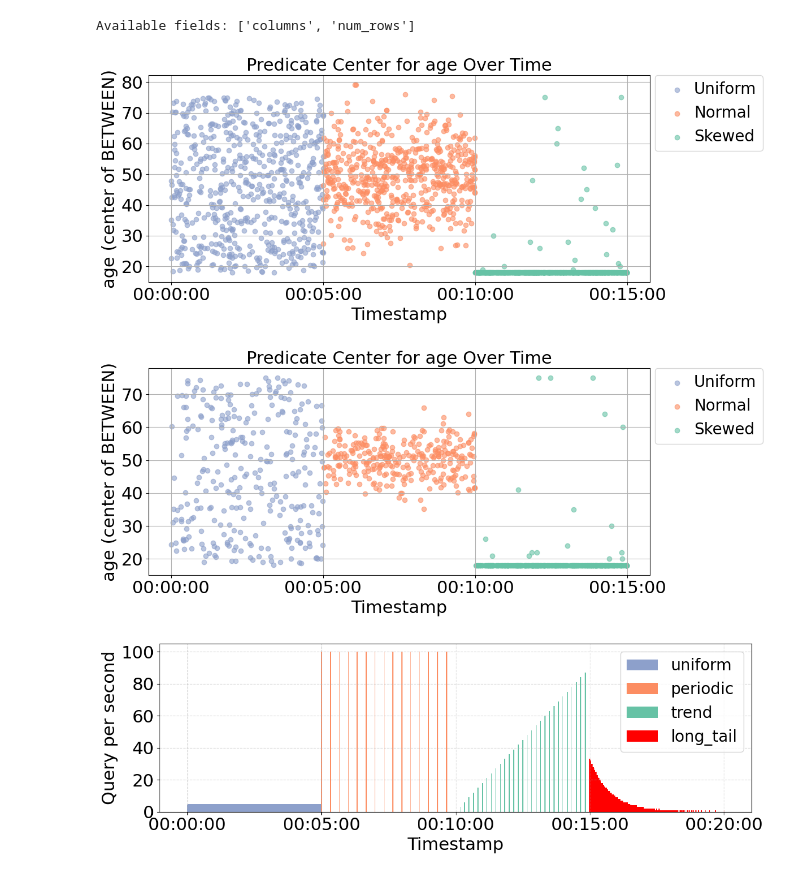
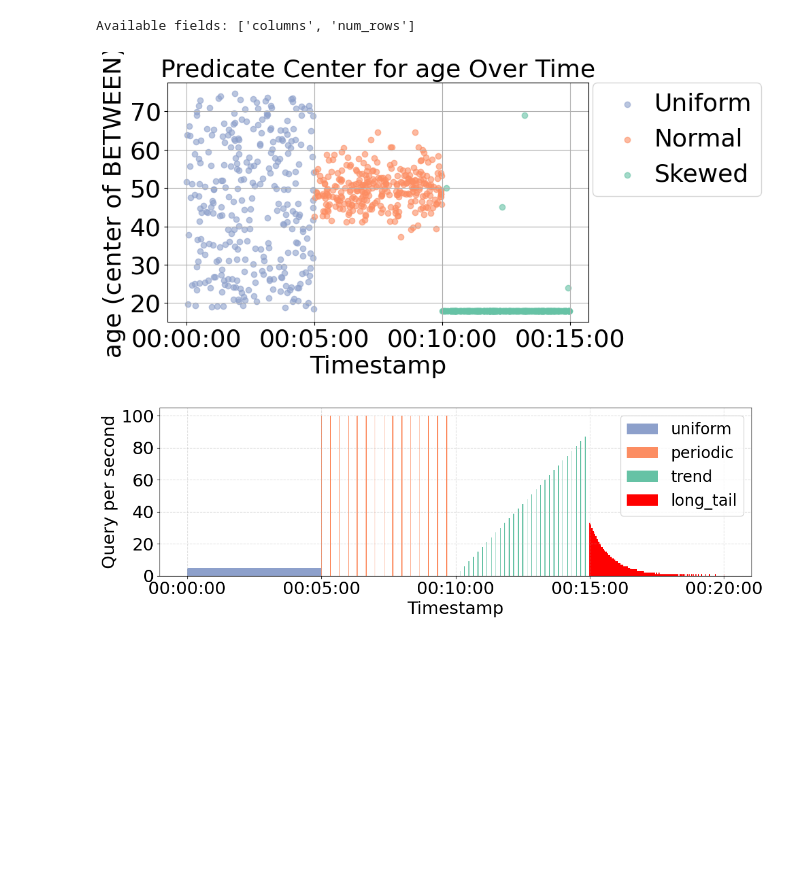
Before and after one commit to Liuguanli/DriftBench, a Jupyter notebook: driftbench/notebooks/plot_workload.ipynb, the cells around one changed output. Cells and saved outputs as stored; diff of their text form; code cells hidden in the pictures; blank space fills up the shorter version.

Commit message:
update plots

```diff
--- a/driftbench/notebooks/plot_workload.ipynb
+++ b/driftbench/notebooks/plot_workload.ipynb
@@ -110,11 +110,12 @@ output_dir = "case_study"
 os.makedirs(output_dir, exist_ok=True)
 
 
-fontsize_title=22
-fontsize_legend=20
-fontsize_ticks=22
+fontsize_title=26
+fontsize_legend=26
+fontsize_ticks=26
+
 def plot_predicate_over_time_multi(csv_paths, column="age", labels=None, colors=None, file_name=""):
-    plt.figure(figsize=(12, 5))
+    plt.figure(figsize=(10, 5))
 
     for idx, csv_path in enumerate(csv_paths):
         df = pd.read_csv(csv_path)
@@ -138,44 +139,43 @@ def plot_predicate_over_time_multi(csv_paths, column="age", labels=None, colors=
         plt.scatter(times, values, marker="o",  color=colors[idx], label=labels[idx], alpha=0.6)
 
     plt.gca().xaxis.set_major_formatter(mdates.DateFormatter("%H:%M:%S"))
     plt.title(f"Predicate Center for {column} Over Time", fontsize=fontsize_title)
     plt.xticks(fontsize=fontsize_ticks)
     plt.yticks(fontsize=fontsize_ticks)
     plt.xlabel("Timestamp", fontsize=fontsize_title)
     plt.ylabel(f"{column} (center of BETWEEN)", fontsize=fontsize_title)
     plt.grid(True)
     plt.legend(fontsize=fontsize_legend)
     plt.legend(fontsize=fontsize_legend, loc='upper left', bbox_to_anchor=(1.01, 1), handletextpad=0.1, borderaxespad=0.)
     plt.tight_layout()
     if is_fig_save and file_name:
         plt.savefig(os.path.join(output_dir, f"{file_name}.png"), format='png', bbox_inches='tight')
         plt.savefig(os.path.join(overleaf_dir, f"{file_name}.pdf"), format='pdf', bbox_inches='tight')
     plt.show()
 
-plot_predicate_over_time_multi(
-    ["../data/generated_queries_age_uniform.csv", "../data/generated_queries_age_normal_50.csv", "../data/generated_queries_age_zipf_50.csv"],
-    # ["../data/generated_queries_age_uniform.csv"],
-    column="age",
-    # labels=["QW", "Drift1", "Drift2"],
-    labels=["Uniform", "Normal", "Skewed"],
-    colors=['#8da0cb', '#fc8d62', '#66c2a5'],
-    file_name="case_study_predicate_center"
-)
+# plot_predicate_over_time_multi(
+#     ["../data/generated_queries_age_uniform.csv", "../data/generated_queries_age_normal_50.csv", "../data/generated_queries_age_zipf_50.csv"],
+#     # ["../data/generated_queries_age_uniform.csv"],
+#     column="age",
+#     # labels=["QW", "Drift1", "Drift2"],
+#     labels=["Uniform", "Normal", "Skewed"],
+#     colors=['#8da0cb', '#fc8d62', '#66c2a5'],
+#     file_name="case_study_predicate_center"
+# )
 
 plot_predicate_over_time_multi(
     ["../../output/workload/parametric/distribution/census_original_uniform_sqls.csv",
      "../../output/workload/parametric/distribution/census_original_normal_sqls.csv",
      "../../output/workload/parametric/distribution/census_original_skew_sqls.csv"],
     # ["../data/generated_queries_age_uniform.csv"],
     column="age",
     labels=["Uniform", "Normal", "Skewed"],
     colors=['#8da0cb', '#fc8d62', '#66c2a5'],
     file_name="case_study_predicate_center"
 )
 # colors=["blue", "orange", "green"],
 # %% [output]
-[figure, old version]
+[figure, new version]
-[figure, removed]
 # %%
 # plot_predicate_over_time_multi(
 #     ["../data/generated_queries_age_uniform.csv", "../data/generated_queries_age_uniform_periodic.csv",
```
Also changed, not shown: parts of 3 cells of this notebook, 40 other files.
